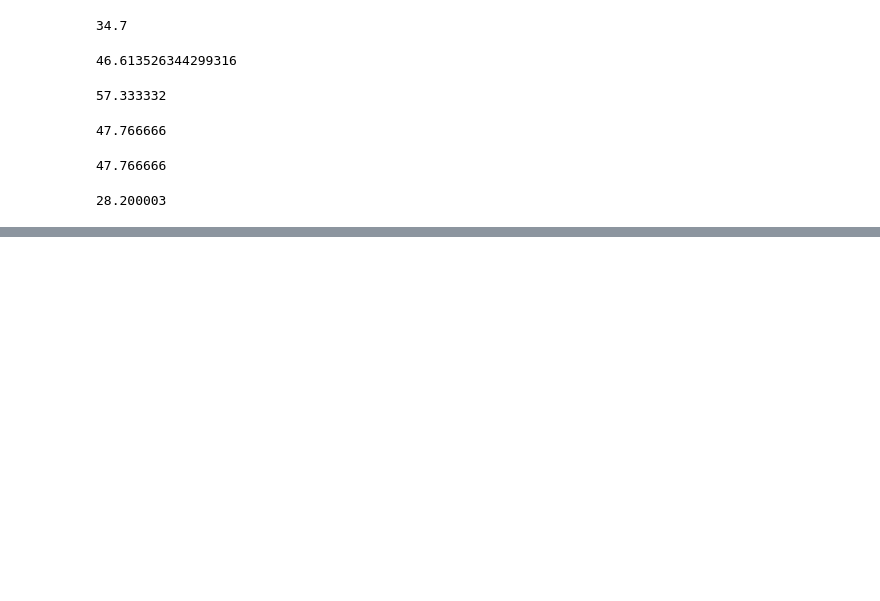
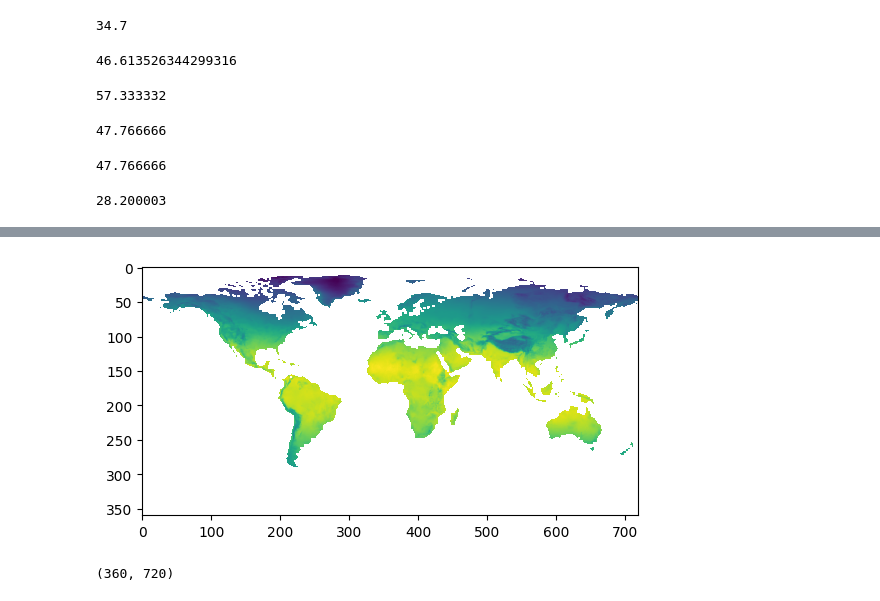
Before and after one commit to dadavie/planetary_garden, a Jupyter notebook: notebooks/Notebook_DavidSchildberger.ipynb, the cells around one changed output, grey strips where cells are left out. Drawn from its saved outputs; the diff is of its cells as text; code cells hidden in the pictures; blank space fills up the shorter version.

```diff
--- a/notebooks/Notebook_DavidSchildberger.ipynb
+++ b/notebooks/Notebook_DavidSchildberger.ipynb
@@ -491,17 +381,0 @@ plt.imshow(dt[0,0,:,:]);
-# %%
-## BIO1 = Annual Mean Temperature
-def bio_1(year_start, year_stop):
-    val = 'tmp'
-    data = open_netcdf(get_filename(val))
-
-    year_start_in_month = (year_start-1901)*12
-    year_stop_in_month = (year_stop-1901)*12
-
-    val_t = []
-    val_t.append(data.variables[val][year_start_in_month:year_stop_in_month+12,:,:].data)
-
-    dur = abs(year_start-year_stop)
-    mean_t = []
-    for i in range(1):
-        mean_t.append(val_t[:,0:12,:,:].mean())
-    return np.array(mean_t)
@@ -511,0 +491,11 @@ TypeError: list indices must be integers or slices, not tuple
+# %%
+## BIO1 = Annual Mean Temperature
+def bio_1(year):
+    val = 'tmp'
+    data = open_netcdf(get_filename(val))
+
+    year_in_month = (year-1901)*12
+
+    d = data.variables[val][year_in_month:year_in_month+12,:,:].data.mean(axis=0)
+    d[d > 255] = np.nan
+    return d
@@ -511,0 +507,4 @@ TypeError: list indices must be integers or slices, not tuple
+# %%
+plt.imshow(np.flip(b1,0));
+# %% [output]
+[figure, added]
@@ -511,0 +526,4 @@ TypeError: list indices must be integers or slices, not tuple
+# %%
+b2.shape
+# %% [output]
+(360, 720)
```
Also changed, not shown: parts of 53 cells of this notebook.
